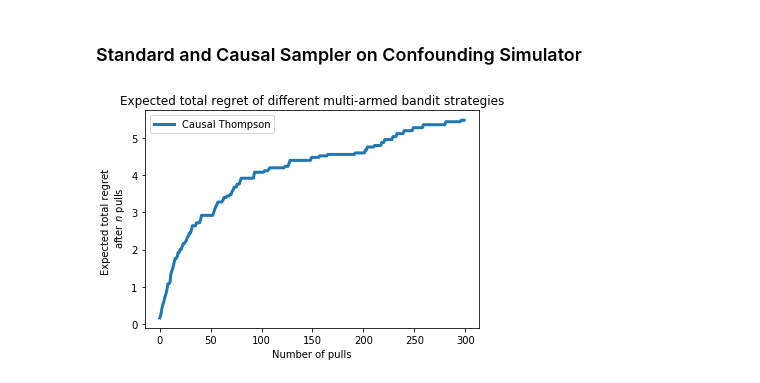
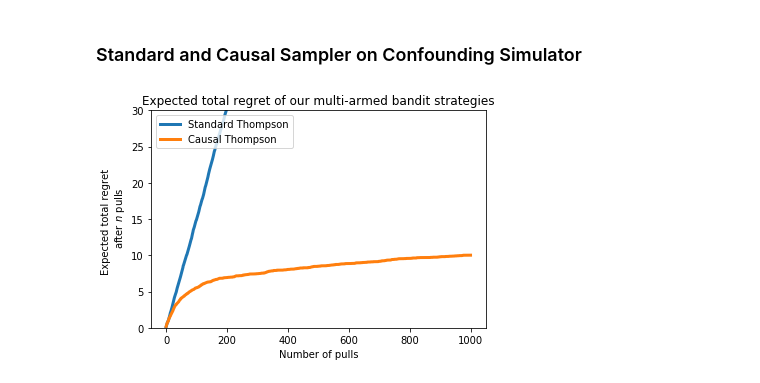
Before and after one commit to tylernickr/causalbandits, a Jupyter notebook: Testing.ipynb, the cells around one changed output. Cells and saved outputs as stored; diff of their text form; code cells hidden in the pictures.

```diff
--- a/Testing.ipynb
+++ b/Testing.ipynb
@@ -20,6 +21,13 @@ def regret_causal(probabilities, choices):
         regret_arr.append(reg + last)
         last = reg + last
     return np.array(regret_arr)
+
+# Probability of Selecting Best Arm             ###### ADDED ########
+def prob_best_arm_causal(probabilities, choices):
+    was_best_selected = [int(np.argmax(prob)==choice) for _,(prob, choice) in enumerate(zip(probabilities, choices))]
+    cumulative_best_selected = np.array(was_best_selected).cumsum()
+    prob_best = [cumulative_best_selected[i]/(i+1) for i in range(len(cumulative_best_selected))]
+    return prob_best
 # %% [markdown]
 ### Standard Sampler on Non-Confounding simulator
 # %%
@@ -83,10 +89,12 @@ standard_sampler = StandardThomspon(confoundingBandits, environment)
 causal_sampler = CausalThomspon(confoundingBandits, environment)
 
 # Cumulative regret:
-n_pulls = 300 # number pulls for a trial
-n_trials = 5 # number of trials/times we repeat the experiment to get E[regret]
+n_pulls = 1000 # number pulls for a trial
+n_trials = 20 # number of trials/times we repeat the experiment to get E[regret]
 exp_tot_standard_regret = np.zeros(n_pulls)
 exp_tot_causal_regret = np.zeros(n_pulls)
+exp_standard_prob_best_arm = np.zeros(n_pulls)
+exp_causal_prob_best_arm = np.zeros(n_pulls)
 
 for i in range(n_trials):
     standard_sampler.initialize()
@@ -101,11 +109,14 @@ for i in range(n_trials):
         drunk = int(env['drunk'])
         blinking = int(env['blinking'])
         probs = causal_bandit_probs[drunk][blinking]
-        causal_trial_probs.append(probs)
+        standard_trial_probs.append(probs)
 
-    standard_trial_regret = regret_causal(True_bandit_probs, standard_sampler.choices)
+    standard_prob_best_arm = prob_best_arm_causal(standard_trial_probs, standard_sampler.choices) ## ADDED ########
+    standard_trial_regret = regret_causal(standard_trial_probs, standard_sampler.choices)
+                                          # Isn't this supposed to be standard_trial_probs,
+                                             # instead of True_bandit_probs ??????????????????
+    exp_standard_prob_best_arm += standard_prob_best_arm
     exp_tot_standard_regret += standard_trial_regret
-
 
     # Calculate Causal Regret
     causal_trial_probs = []
@@ -115,16 +126,20 @@ for i in range(n_trials):
         probs = causal_bandit_probs[drunk][blinking]
         causal_trial_probs.append(probs)
 
+    causal_prob_best_arm = prob_best_arm_causal(causal_trial_probs, causal_sampler.choices) ## ADDED ###########
     causal_trial_regret = regret_causal(causal_trial_probs, causal_sampler.choices)
+    exp_causal_prob_best_arm += causal_prob_best_arm
     exp_tot_causal_regret += causal_trial_regret
 # %%
-plt.plot(expected_total_regret/n_trials, lw =3,
-          label = "Causal Thompson")
-
-plt.title("Expected total regret of different multi-armed bandit strategies")
+StandardTS_regret_plot = plt.plot(exp_tot_standard_regret/n_trials, lw =3,
+                         label = "Standard Thompson")
+CausalTS_regret_plot = plt.plot(exp_tot_causal_regret/n_trials, lw =3,
+                       label = "Causal Thompson")
+plt.ylim(bottom=0,top = 30)
+plt.title("Expected total regret of our multi-armed bandit strategies")
 plt.xlabel("Number of pulls")
 plt.ylabel("Expected total regret \n after $n$ pulls")
 plt.legend(loc="upper left");
 plt.show()
 # %% [output]
-[figure, old version]
+[figure, new version]
```
Also changed, not shown: parts of 3 cells of this notebook.
